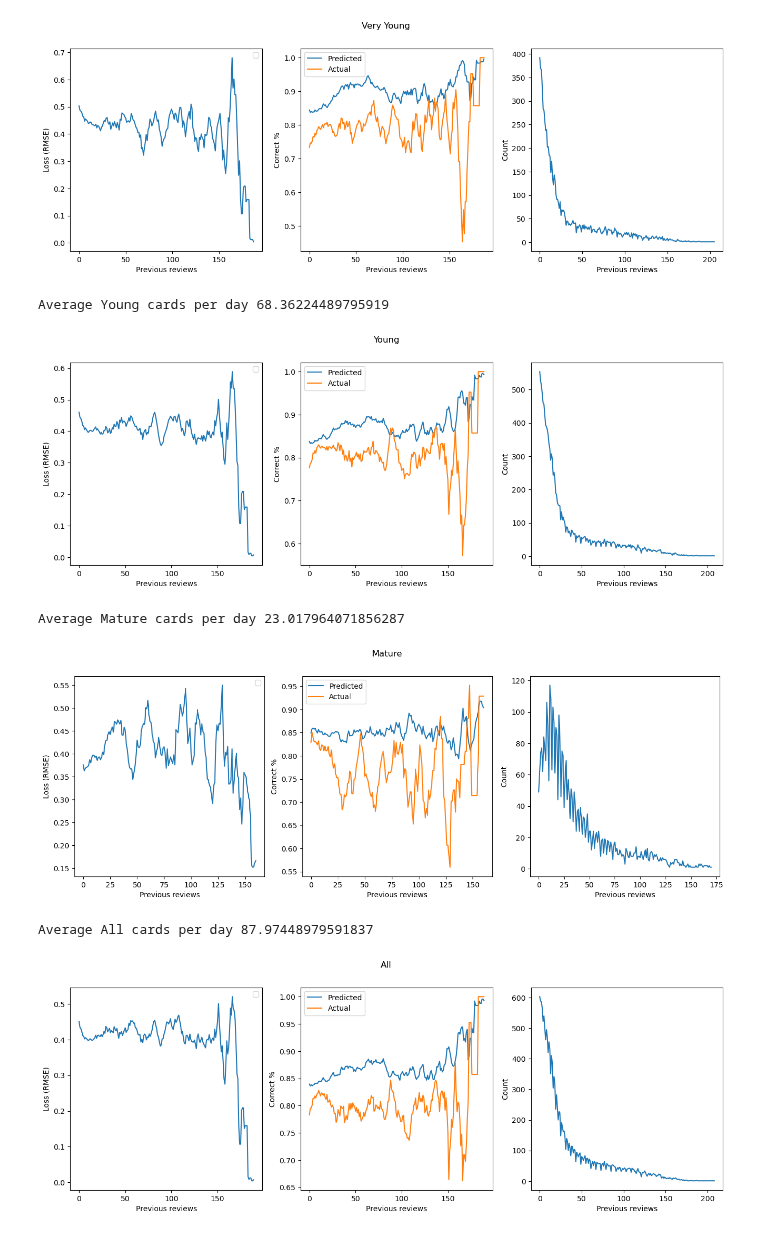
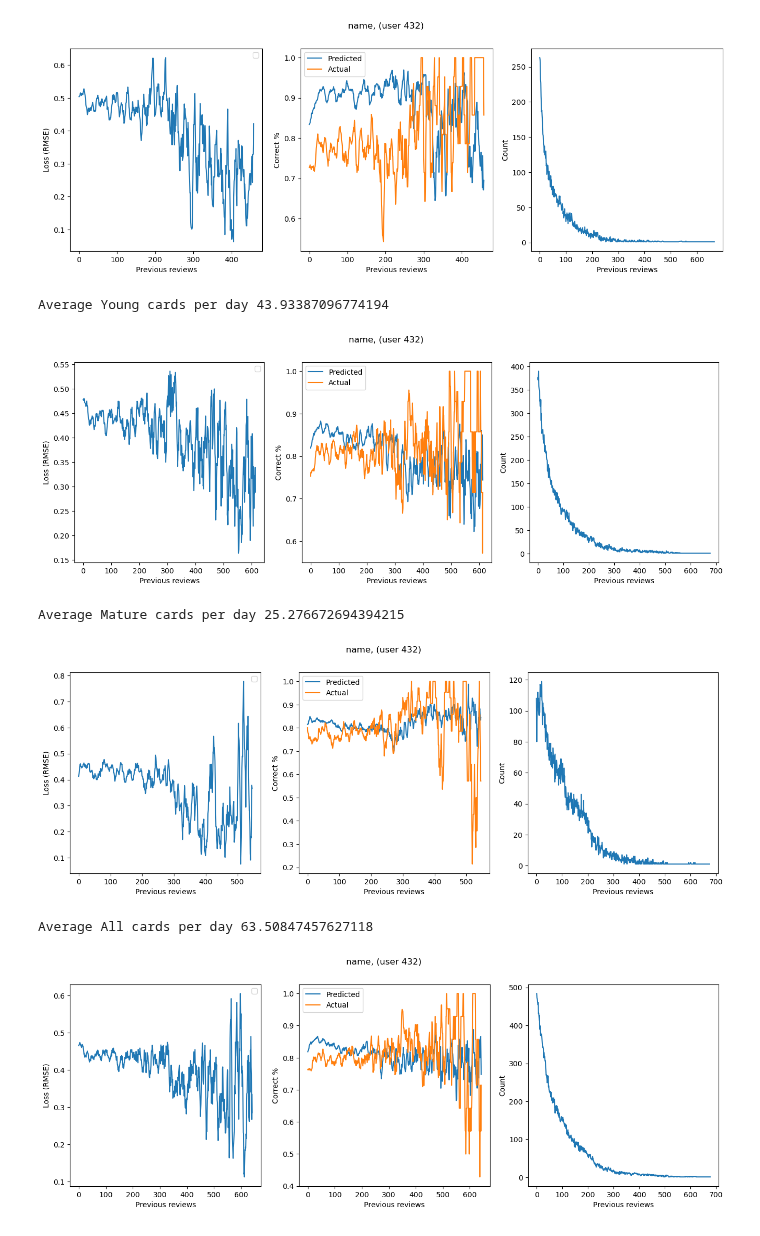
Before and after one commit to Luc-Mcgrady/anki-10k-notebooks, a Jupyter notebook: fatigue.ipynb, the cells around one changed output. Cells and saved outputs as stored; diff of their text form; code cells hidden in the pictures.

Commit message:
Add user id to graph

```diff
--- a/fatigue.ipynb
+++ b/fatigue.ipynb
@@ -16,8 +16,9 @@ tqdm.pandas()
 # Median: 8798
 # Most: 6810
 
+USER_ID = 432
 df = pd.read_parquet(
-    "../anki-revlogs-10k/revlogs", filters=[("user_id", "=", 8798), ("rating", "in", [1, 2, 3, 4])], columns=["card_id", "day_offset", "rating", "elapsed_days"]
+    "../anki-revlogs-10k/revlogs", filters=[("user_id", "=", 432), ("rating", "in", [1, 2, 3, 4])], columns=["card_id", "day_offset", "rating", "elapsed_days"]
 )
 df.size
 # %% [output]
@@ -214,7 +209,7 @@ for name, lower, upper in categories:
     loss = moving_average(loss, 7)
 
     fig = plt.figure(figsize=(16, 5))
-    fig.suptitle(name)
+    fig.suptitle(f"name, (user {USER_ID})")
     ax1 = fig.add_subplot(131)
 
     ax1.set_xlabel('Previous reviews')
@@ -242,8 +237,8 @@ Average Very Young cards per day 40.577319587628864
 <Figure size 640x480 with 0 Axes>
-[figure, old version]
+[figure, new version]
-Average Young cards per day 68.36224489795919
+Average Young cards per day 43.93387096774194
-[figure, old version]
+[figure, new version]
-Average Mature cards per day 23.017964071856287
+Average Mature cards per day 25.276672694394215
-[figure, old version]
+[figure, new version]
-Average All cards per day 87.97448979591837
+Average All cards per day 63.50847457627118
-[figure, old version]
+[figure, new version]
```
Also changed, not shown: parts of 6 cells of this notebook.
